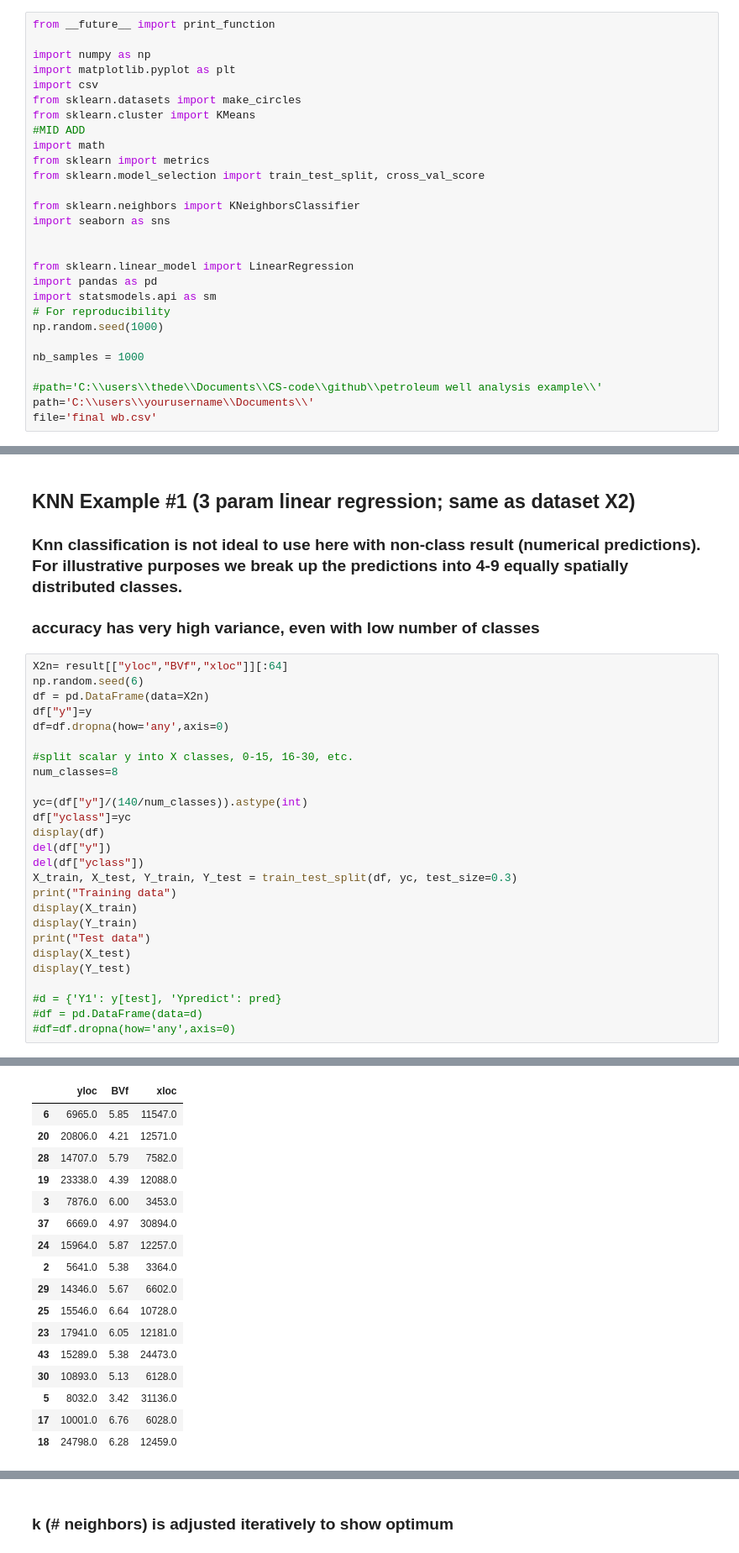
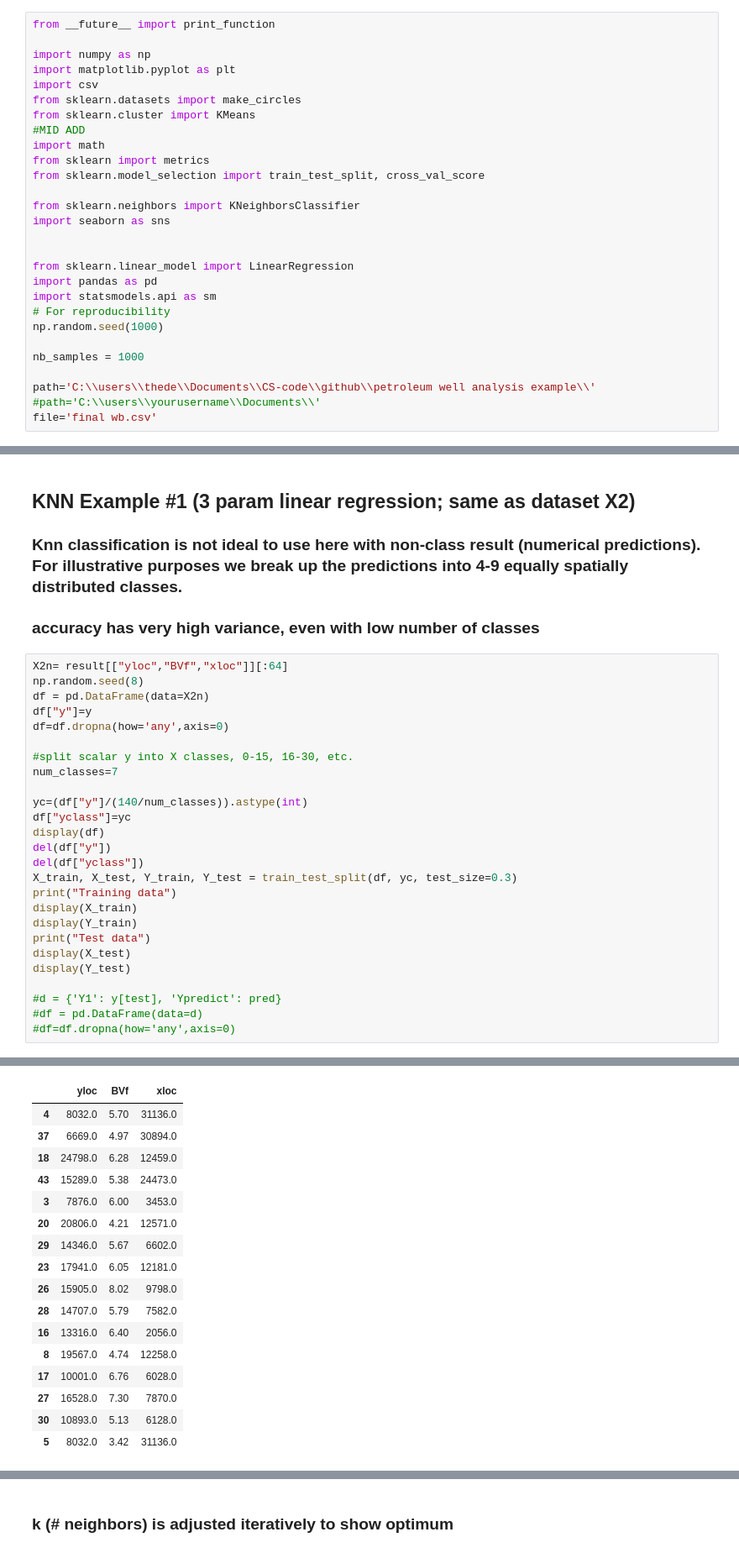
Before and after one commit to Md557/py-datasci, a Jupyter notebook: petroleum well analysis example/petroleum regression, CV, KNN analysis-CFF.ipynb, the cells around one changed output, grey strips where cells are left out. Shown at 84% size. Saved outputs shown, nothing was run; the diff lists cells and outputs as text.

```diff
--- a/petroleum well analysis example/petroleum regression, CV, KNN analysis-CFF.ipynb
+++ b/petroleum well analysis example/petroleum regression, CV, KNN analysis-CFF.ipynb
@@ -32,8 +32,8 @@ np.random.seed(1000)
 
 nb_samples = 1000
 
-#path='C:\\users\\thede\\Documents\\CS-code\\github\\petroleum well analysis example\\'
-path='C:\\users\\yourusername\\Documents\\'
+path='C:\\users\\thede\\Documents\\CS-code\\github\\petroleum well analysis example\\'
+#path='C:\\users\\yourusername\\Documents\\'
 file='final wb.csv'
 # %% [markdown]
 ## Alt way to load CSV file (csv library; not pandas)
@@ -888,13 +888,13 @@ strong multicollinearity or other numerical problems.
 ### accuracy has very high variance, even with low number of classes
 # %%
 X2n= result[["yloc","BVf","xloc"]][:64]
-np.random.seed(6)
+np.random.seed(8)
 df = pd.DataFrame(data=X2n)
 df["y"]=y
 df=df.dropna(how='any',axis=0)
 
 #split scalar y into X classes, 0-15, 16-30, etc.
-num_classes=8
+num_classes=7
 
 yc=(df["y"]/(140/num_classes)).astype(int)
 df["yclass"]=yc
@@ -932,19 +932,19 @@ display(Y_test)
 | 43 | 15289.0 | 5.38 | 24473.0 | 120.0 | 6 |
 Training data
 |  | yloc | BVf | xloc |
-| 6 | 6965.0 | 5.85 | 11547.0 |
+| 4 | 8032.0 | 5.70 | 31136.0 |
+| 37 | 6669.0 | 4.97 | 30894.0 |
+| 18 | 24798.0 | 6.28 | 12459.0 |
+| 43 | 15289.0 | 5.38 | 24473.0 |
+| 3 | 7876.0 | 6.00 | 3453.0 |
 | 20 | 20806.0 | 4.21 | 12571.0 |
+| 29 | 14346.0 | 5.67 | 6602.0 |
+| 23 | 17941.0 | 6.05 | 12181.0 |
+| 26 | 15905.0 | 8.02 | 9798.0 |
 | 28 | 14707.0 | 5.79 | 7582.0 |
-| 19 | 23338.0 | 4.39 | 12088.0 |
-| 3 | 7876.0 | 6.00 | 3453.0 |
-| 37 | 6669.0 | 4.97 | 30894.0 |
-| 24 | 15964.0 | 5.87 | 12257.0 |
-| 2 | 5641.0 | 5.38 | 3364.0 |
-| 29 | 14346.0 | 5.67 | 6602.0 |
-| 25 | 15546.0 | 6.64 | 10728.0 |
-| 23 | 17941.0 | 6.05 | 12181.0 |
-| 43 | 15289.0 | 5.38 | 24473.0 |
+| 16 | 13316.0 | 6.40 | 2056.0 |
+| 8 | 19567.0 | 4.74 | 12258.0 |
+| 17 | 10001.0 | 6.76 | 6028.0 |
+| 27 | 16528.0 | 7.30 | 7870.0 |
 | 30 | 10893.0 | 5.13 | 6128.0 |
 | 5 | 8032.0 | 3.42 | 31136.0 |
-| 17 | 10001.0 | 6.76 | 6028.0 |
-| 18 | 24798.0 | 6.28 | 12459.0 |
```
Also changed, not shown: parts of 12 cells of this notebook.
